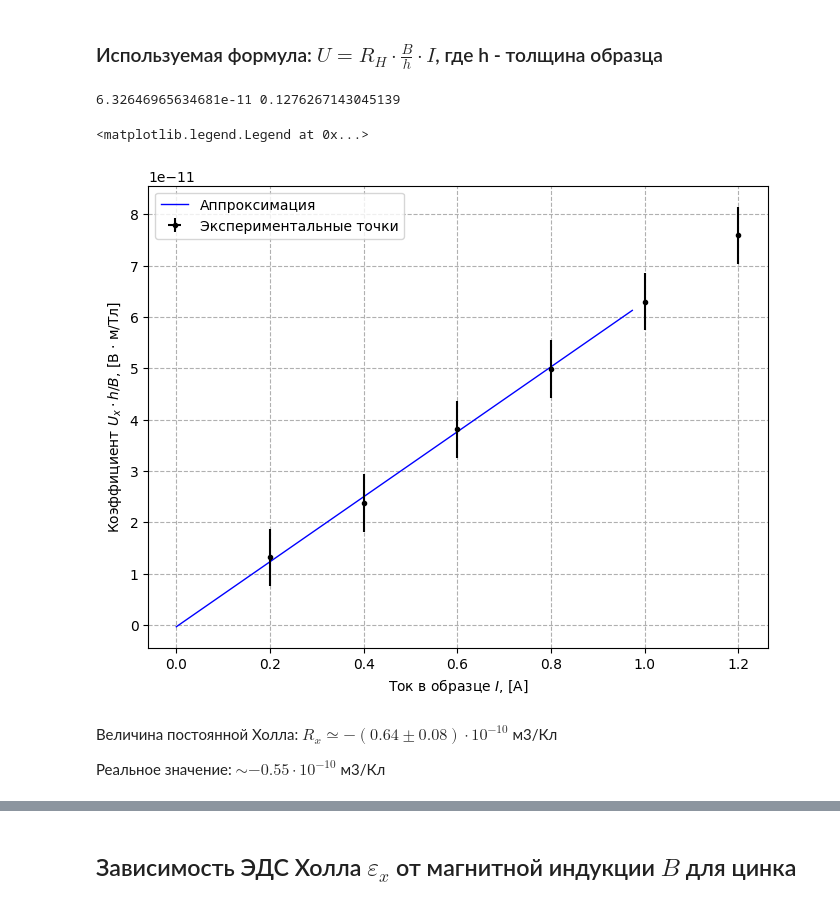
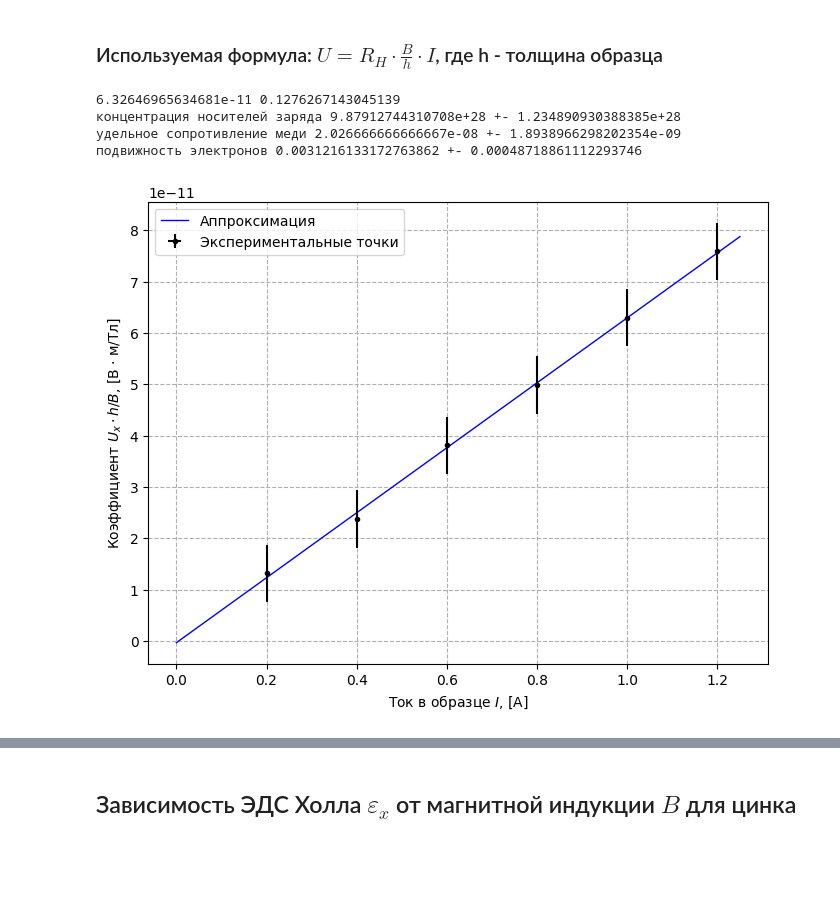
Before and after one commit to ufomann/lab_335, a Jupyter notebook: processing.ipynb, the cells around one changed output, grey strips where cells are left out. Saved outputs shown, nothing was run; the diff lists cells and outputs as text; code cells hidden in the pictures; blank space fills up the shorter version.

```diff
--- a/processing.ipynb
+++ b/processing.ipynb
@@ -119,7 +119,7 @@ for i in range(len(Current_mag)):
     print(f'eps_k({i}) = ', sigma_k/k)
     #В одну сторону
     plt.plot(x, k * x + b, "-r",linewidth=1, label=f'Аппроксимация, {Current_mod[i]} А', color = colors[i]) # аппроксимация
-    plt.errorbar(xs, ys, xerr=sigma_x, yerr=sigma_y, fmt="ok", label="Экспериментальные точки", ms=3, color = colors_d[i]) # точки с погрешностями
+    plt.errorbar(xs, ys, xerr=sigma_x, yerr=sigma_y, fmt="ok", ms=3, color = colors_d[i]) # точки с погрешностями
 
 Koefs = np.array(Koefs)
 print(Koefs)
@@ -129,7 +129,7 @@ eps_Koefs = np.sqrt(max_eps_k**2 + (0.04)**2 + (eps_K + 0.05 * 0.01)**2)
 print("Полная относительная погрешность коэффициентов: ", eps_Koefs)
 
 plt.legend() # легенда
-plt.savefig('copper.png')
+plt.savefig('zinc.png')
 # %% [output]
 6
 eps_k(0) =  0.1031742732723082
@@ -148,38 +148,58 @@ eps_k(5) =  0.009786962040108966
 ### Используемая формула: $U = R_H \cdot \frac{B}{h} \cdot I$, где h - толщина образца
 # %%
 h = 0.05 * 0.001 #Метры
+e = 1.6 * 10**(-19) #Кулоны
 
 plt.figure(figsize=(8,6), dpi=100) # размер графика
 plt.ylabel("Коэффициент $U_x \cdot h / B$, [В $\cdot$ м/Тл]") # подписи к осям
 plt.xlabel("Ток в образце $I$, [А]")
 plt.grid(True, linestyle="--") # сетка
 #plt.axis([0,0.25,0,1.3]) # масштабы осей
-x = np.array([0., abs(xs[-1])*1.01]) # две точки аппроксимирующей прямой
+x = np.array([0., 1.25]) # две точки аппроксимирующей прямой
 
 xs = Current_mod
 ys = Koefs * h
 
 sigma_x = 0.5 * 0.01 * np.mean(xs)
 sigma_y = eps_Koefs * np.mean(ys)
 
 
 k, b, sigma_k, sigma_b = MNK(xs, ys)
 #В одну сторону
 plt.plot(x, k * x + b, "-r",linewidth=1, label=f'Аппроксимация', color = 'blue') # аппроксимация
 plt.errorbar(xs, ys, xerr=sigma_x, yerr=sigma_y, fmt="ok", label="Экспериментальные точки", ms=3, color = 'black') # точки с погрешностями
 
 RH = k
 
 full_accuracy = np.sqrt((0.5*0.01)**2 + eps_Koefs**2 + (sigma_k/k)**2)
 
 print(RH, full_accuracy)
 
+n_copper = 1 / (RH * e)
+delta_n_copper = n_copper * (0.08 / 0.64)
+
+print("концентрация носителей заряда", n_copper, "+-", delta_n_copper)
+
+h = 0.05 * 0.001
+a = 8 * 10**(-3)
+u34 = 38 / 75 * 750 * 10**(-6)
+I = 1
+l = 7.5 * 10**(-3)
+pho_copper = u34*a*h/(I * l)
+delta_pho_copper = pho_copper * ((3/38)**2 + (0.05)**2)**0.5
+print("удельное сопротивление меди", pho_copper, "+-", delta_pho_copper)
+
+mu_copper = 1 / (e * n_copper * pho_copper)
+delta_mu_copper = mu_copper * ((delta_n_copper / n_copper)**2 + (delta_pho_copper / pho_copper)**2)**0.5
+print("подвижность электронов", mu_copper, "+-", delta_mu_copper)
+
+
 plt.legend() # легенда
+
+plt.savefig('UHBonI')
 # %% [output]
 6.32646965634681e-11 0.1276267143045139
+концентрация носителей заряда 9.87912744310708e+28 +- 1.234890930388385e+28
+удельное сопротивление меди 2.026666666666667e-08 +- 1.8938966298202354e-09
+подвижность электронов 0.0031216133172763862 +- 0.00048718861112293746
-<matplotlib.legend.Legend at 0x...>
-[figure, old version]
+[figure, new version]
-# %% [markdown]
-Величина постоянной Холла: $R_x \simeq -(0.64 \pm 0.08) \cdot 10^{-10}$ м3/Кл
-
-Реальное значение: $\sim -0.55 \cdot 10^{-10}$ м3/Кл
```
Also changed, not shown: parts of 4 cells of this notebook, 3 other files.
